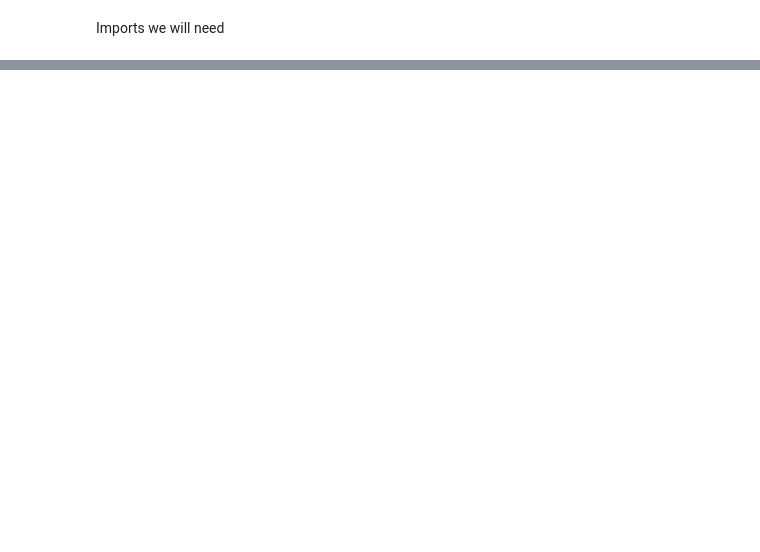
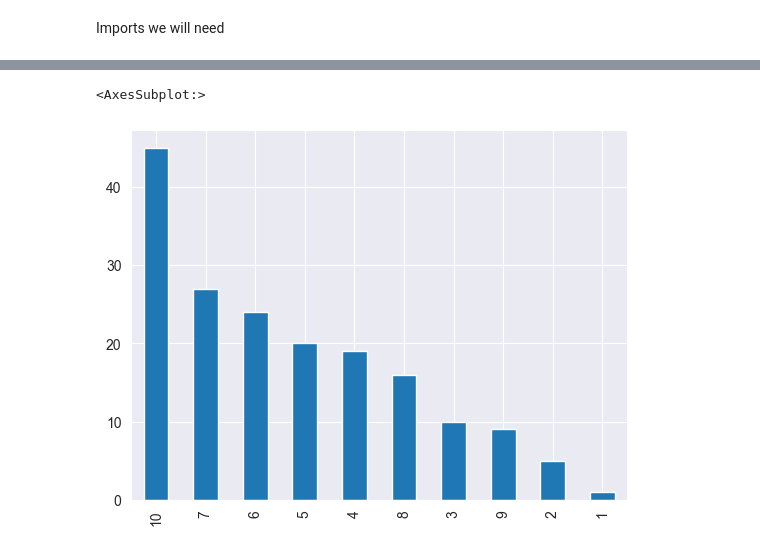
Before and after one commit to joshdev1/Frontiers, a Jupyter notebook: main_analysis/main_analysis.ipynb, the cells around one changed output, grey strips where cells are left out. Drawn from its saved outputs; the diff is of its cells as text; code cells hidden in the pictures; blank space fills up the shorter version.

```diff
--- a/main_analysis/main_analysis.ipynb
+++ b/main_analysis/main_analysis.ipynb
@@ -79,0 +191,5 @@ GRIN2B-related Neurodevelopmental Disorder: Current Understanding of Pathophysio
+# %%
+df_describe['article authors'].value_counts().plot(kind='bar')
+# %% [output]
+<AxesSubplot:>
+[figure, added]
```
Also changed, not shown: parts of 27 cells of this notebook, 2 other files.
